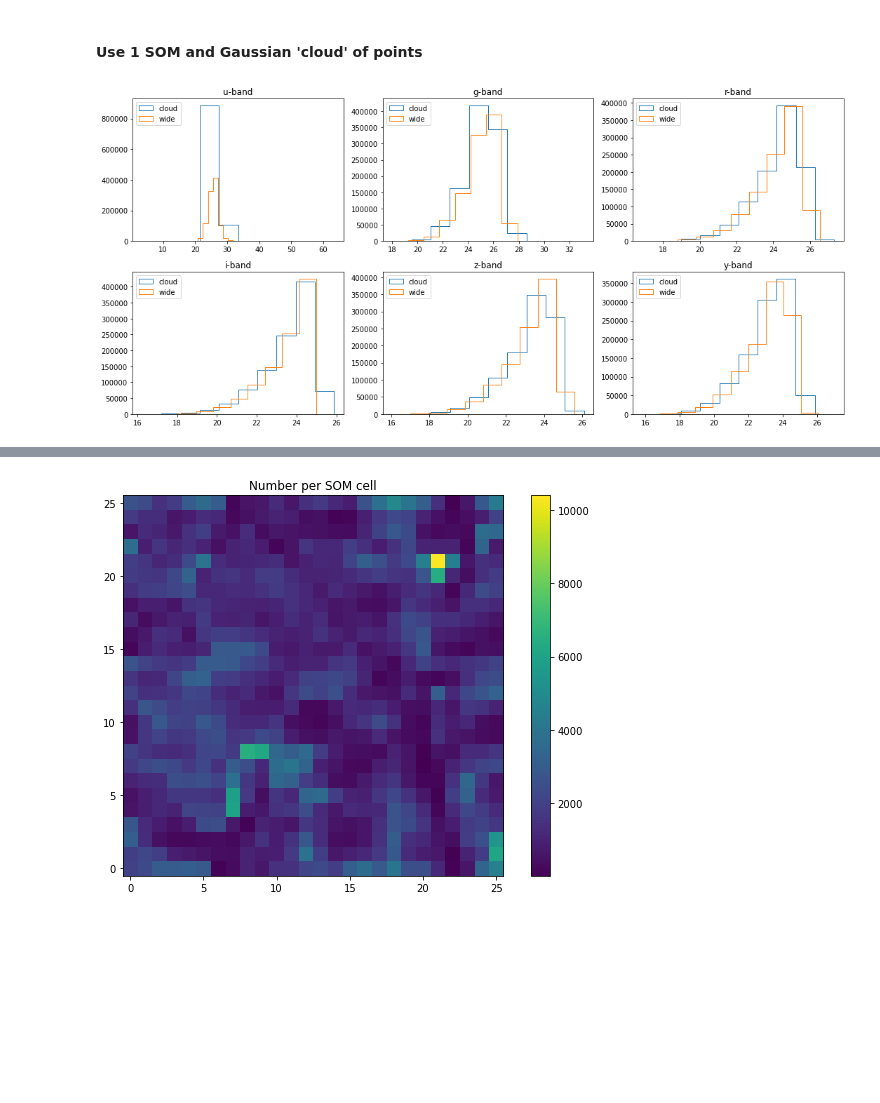
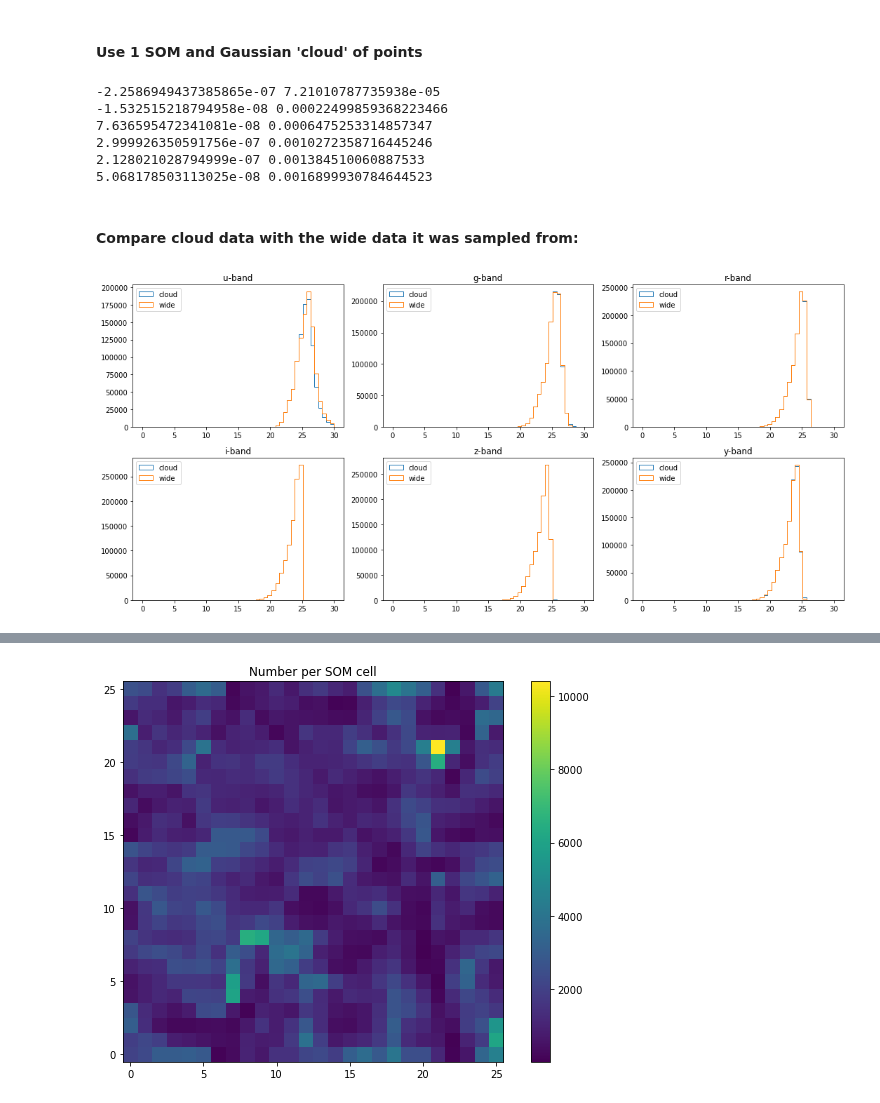
Before and after one commit to LSSTDESC/pz_bayes, a Jupyter notebook: notebooks/reproduce_SB2.ipynb, the cells around one changed output, grey strips where cells are left out. Saved outputs shown, nothing was run; the diff lists cells and outputs as text; code cells hidden in the pictures; blank space fills up the shorter version.

```diff
--- a/notebooks/reproduce_SB2.ipynb
+++ b/notebooks/reproduce_SB2.ipynb
@@ -380,10 +393,3 @@ plotbins(np.array(som_wide._target_dist), ibin_wide, zbins)
 [figure]
 # %% [markdown]
 #### Use 1 SOM and Gaussian 'cloud' of points
-# %%
-cloud = np.empty((size, 6))
-for idx in range(size):
-    cloud[idx] = rng.multivariate_normal([train['scatmag_u'][idx], train['scatmag_g'][idx], train['scatmag_r'][idx], train['scatmag_i'][idx],
-                                          train['scatmag_z'][idx], train['scatmag_y'][idx]], np.diag([train['scaterr_u'][idx], train['scaterr_g'][idx],
-                                                                                                      train['scaterr_r'][idx], train['scaterr_i'][idx],
-                                                                                                      train['scaterr_z'][idx], train['scaterr_y'][idx]]))
@@ -389,0 +436,20 @@ for idx in range(size):
+# %%
+cloud = sample_cloud(train)
+# %%
+# Some u- and g-band fluxes are negative
+for i in range(6):
+    print(np.min(cloud[:,i]), np.max(cloud[:,i]))
+# %% [output]
+-2.2586949437385865e-07 7.21010787735938e-05
+-1.532515218794958e-08 0.00022499859368223466
+7.636595472341081e-08 0.0006475253314857347
+2.999926350591756e-07 0.0010272358716445246
+2.128021028794999e-07 0.001384510060887533
+5.068178503113025e-08 0.0016899930784644523
+# %%
+# Mask negative fluxes
+mask = cloud <= 0
+masked_cloud = np.ma.masked_array(cloud, mask=mask.astype(int))
+
+# Convert back to mags
+mag_cloud = flux_to_mag(masked_cloud)
@@ -390,14 +465,18 @@ for idx in range(size):
+# %% [markdown]
+#### Compare cloud data with the wide data it was sampled from:
 # %%
 fig, axs = plt.subplots(2,3, figsize=(15,7))
 axs = axs.ravel()
 
 cc = ['u', 'g', 'r', 'i', 'z', 'y']
 
+bb = np.linspace(0,30,50)
+
 for i, band in enumerate(cc):
-    axs[i].hist(cloud[:,i], bins=10, histtype='step', label='cloud')
-    axs[i].hist(train['scatmag_{}'.format(band)], bins=10, histtype='step', label='wide')
+    axs[i].hist(mag_cloud[:,i], bins=bb, histtype='step', label='cloud')
+    axs[i].hist(train['scatmag_{}'.format(band)], bins=bb, histtype='step', label='wide')
     axs[i].legend(loc=2)
     axs[i].set_title('{}-band'.format(band))
 plt.tight_layout();
 # %% [output]
-[figure, old version]
+[figure, new version]
```
Also changed, not shown: parts of 69 cells of this notebook.
